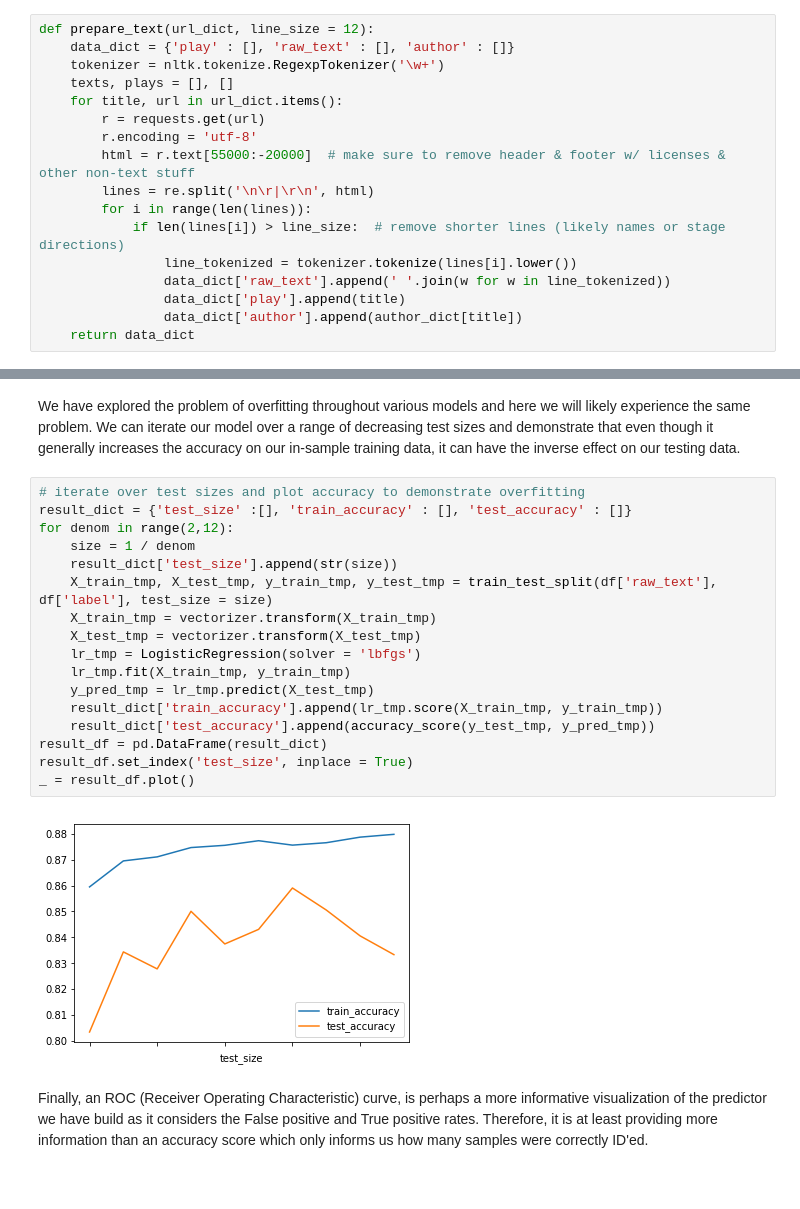
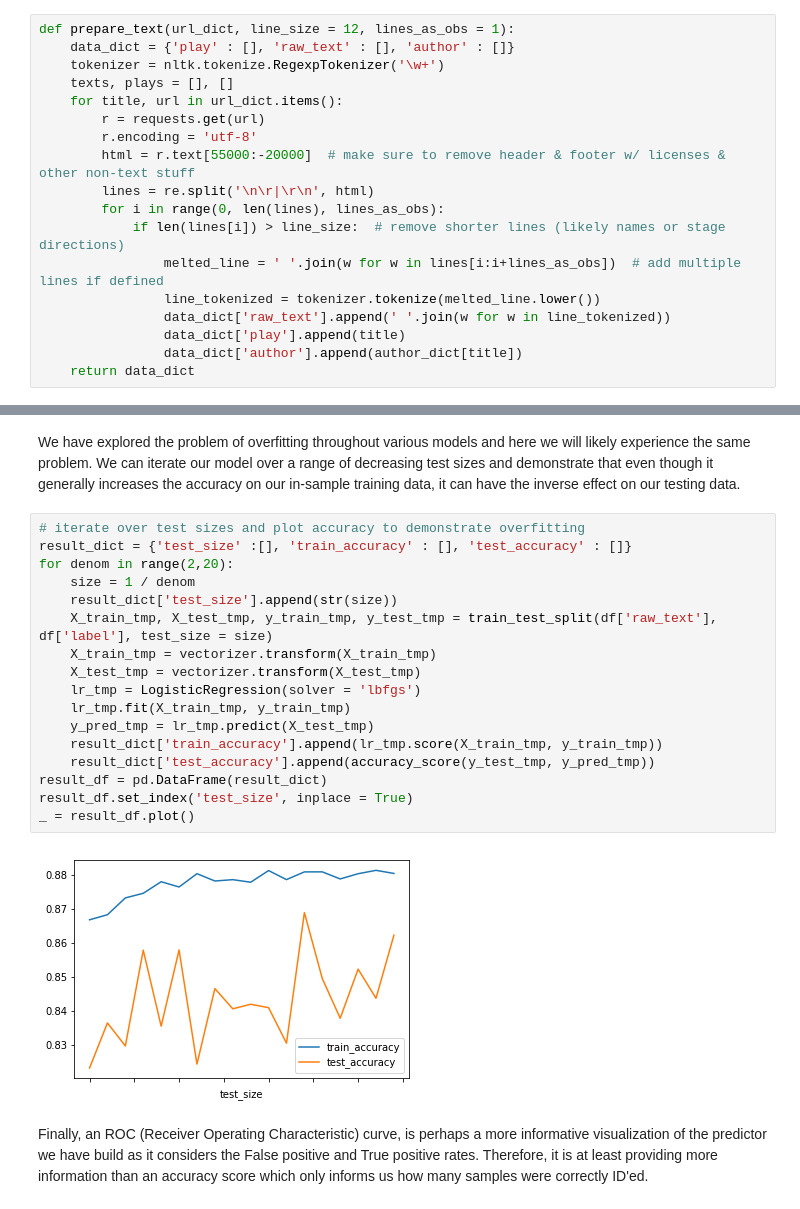
Before and after one commit to tduffy000/author-id, a Jupyter notebook: author_identity.ipynb, the cells around one changed output, grey strips where cells are left out. Drawn from its saved outputs; the diff is of its cells as text.

Commit message:
include cross-validation & longer lines

```diff
--- a/author_identity.ipynb
+++ b/author_identity.ipynb
@@ -23,7 +24,7 @@ author_dict = {'As You Like It': 'Shakespeare', 'The Comedy of Errors':'Shakespe
                'The Alchemist':'Jonson', 'Bartholomew Fair':'Jonson'}
 author_map = {'Jonson' : 0, 'Shakespeare' : 1}
 # %%
-def prepare_text(url_dict, line_size = 12):
+def prepare_text(url_dict, line_size = 12, lines_as_obs = 1):
     data_dict = {'play' : [], 'raw_text' : [], 'author' : []}
     tokenizer = nltk.tokenize.RegexpTokenizer('\w+')
     texts, plays = [], []
@@ -32,9 +33,10 @@ def prepare_text(url_dict, line_size = 12):
         r.encoding = 'utf-8'
         html = r.text[55000:-20000]  # make sure to remove header & footer w/ licenses & other non-text stuff
         lines = re.split('\n\r|\r\n', html)
-        for i in range(len(lines)):
+        for i in range(0, len(lines), lines_as_obs):
             if len(lines[i]) > line_size:  # remove shorter lines (likely names or stage directions)
-                line_tokenized = tokenizer.tokenize(lines[i].lower())
+                melted_line = ' '.join(w for w in lines[i:i+lines_as_obs])  # add multiple lines if defined
+                line_tokenized = tokenizer.tokenize(melted_line.lower())
                 data_dict['raw_text'].append(' '.join(w for w in line_tokenized))
                 data_dict['play'].append(title)
                 data_dict['author'].append(author_dict[title])
@@ -106,22 +162,22 @@ We have explored the problem of overfitting throughout various models and here w
 # %%
 # iterate over test sizes and plot accuracy to demonstrate overfitting
 result_dict = {'test_size' :[], 'train_accuracy' : [], 'test_accuracy' : []}
-for denom in range(2,12):
+for denom in range(2,20):
     size = 1 / denom
     result_dict['test_size'].append(str(size))
     X_train_tmp, X_test_tmp, y_train_tmp, y_test_tmp = train_test_split(df['raw_text'], df['label'], test_size = size)
     X_train_tmp = vectorizer.transform(X_train_tmp)
     X_test_tmp = vectorizer.transform(X_test_tmp)
     lr_tmp = LogisticRegression(solver = 'lbfgs')
     lr_tmp.fit(X_train_tmp, y_train_tmp)
     y_pred_tmp = lr_tmp.predict(X_test_tmp)
     result_dict['train_accuracy'].append(lr_tmp.score(X_train_tmp, y_train_tmp))
     result_dict['test_accuracy'].append(accuracy_score(y_test_tmp, y_pred_tmp))
 result_df = pd.DataFrame(result_dict)
 result_df.set_index('test_size', inplace = True)
 _ = result_df.plot()
 # %% [output]
-[figure, old version]
+[figure, new version]
 # %% [markdown]
 Finally, an ROC (Receiver Operating Characteristic) curve, is perhaps a more informative visualization of the predictor we have build as it considers the False positive and True positive rates. Therefore, it is at least providing more information than an accuracy score which only informs us how many samples were correctly ID'ed.
 # %%
```
Also changed, not shown: parts of 14 cells of this notebook.
